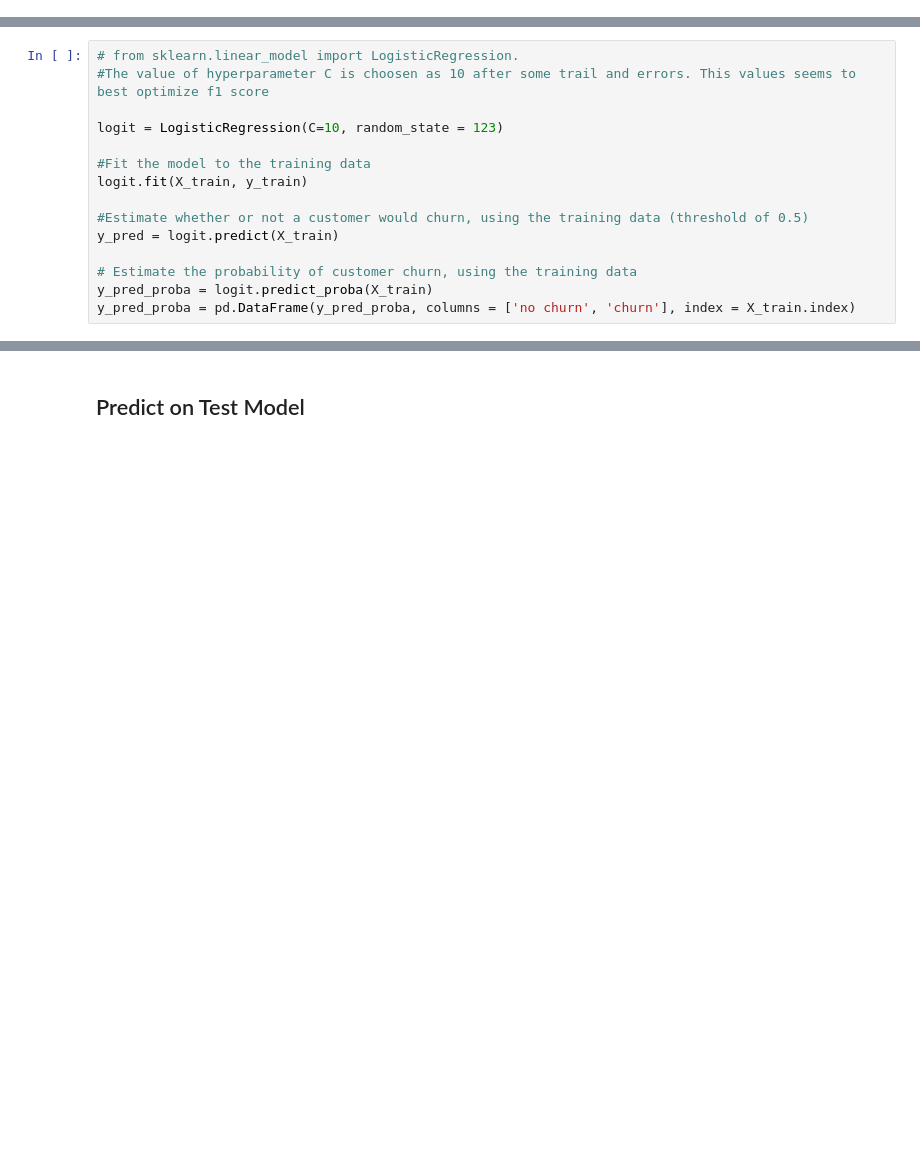
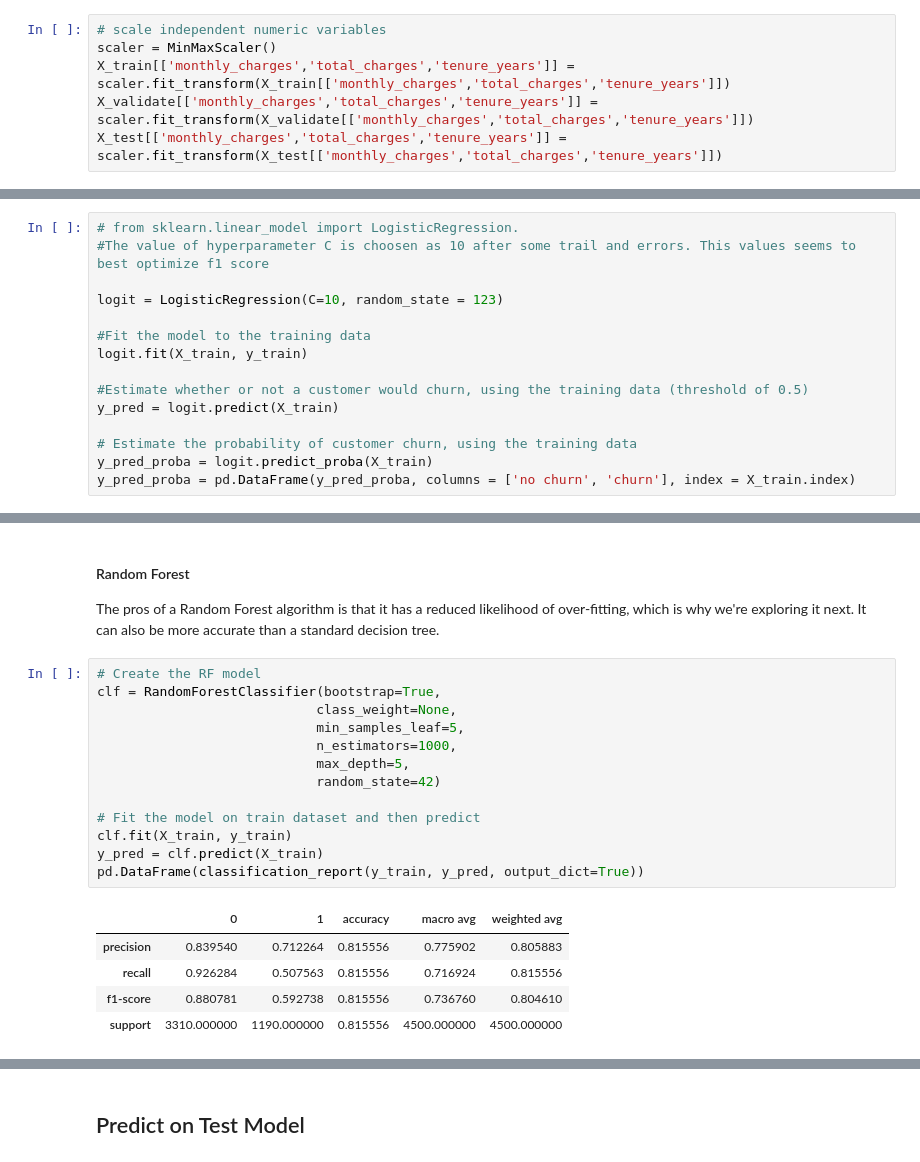
Before and after one commit to sonny-chase-nick-classification-project/telco_classification, a Jupyter notebook: Why_are_our_customers_churning.ipynb, the cells around one changed output, grey strips where cells are left out. Cells and saved outputs as stored; diff of their text form; blank space fills up the shorter version.

```diff
--- a/Why_are_our_customers_churning.ipynb
+++ b/Why_are_our_customers_churning.ipynb
@@ -889,3 +895,9 @@ pd.DataFrame(classification_report(y_validate, y_pred, output_dict=True))
+# %%
+# scale independent numeric variables
+scaler = MinMaxScaler()
+X_train[['monthly_charges','total_charges','tenure_years']] = scaler.fit_transform(X_train[['monthly_charges','total_charges','tenure_years']])
+X_validate[['monthly_charges','total_charges','tenure_years']] = scaler.fit_transform(X_validate[['monthly_charges','total_charges','tenure_years']])
+X_test[['monthly_charges','total_charges','tenure_years']] = scaler.fit_transform(X_test[['monthly_charges','total_charges','tenure_years']])
 # %% [markdown]
 #### Logistic Regression
 
@@ -934,0 +956,23 @@ With these as our focused efforts moving into the modeling phase, all models wil
+# %% [markdown]
+#### Random Forest
+
+The pros of a Random Forest algorithm is that it has a reduced likelihood of over-fitting, which is why we're exploring it next. It can also be more accurate than a standard decision tree.
+# %%
+# Create the RF model
+clf = RandomForestClassifier(bootstrap=True,
+                            class_weight=None,
+                            min_samples_leaf=5,
+                            n_estimators=1000,
+                            max_depth=5,
+                            random_state=42)
+
+# Fit the model on train dataset and then predict
+clf.fit(X_train, y_train)
+y_pred = clf.predict(X_train)
+pd.DataFrame(classification_report(y_train, y_pred, output_dict=True))
+# %% [output]
+|  | 0 | 1 | accuracy | macro avg | weighted avg |
+| precision | 0.839540 | 0.712264 | 0.815556 | 0.775902 | 0.805883 |
+| recall | 0.926284 | 0.507563 | 0.815556 | 0.716924 | 0.815556 |
+| f1-score | 0.880781 | 0.592738 | 0.815556 | 0.736760 | 0.804610 |
+| support | 3310.000000 | 1190.000000 | 0.815556 | 4500.000000 | 4500.000000 |
```
Also changed, not shown: parts of 30 cells of this notebook.
